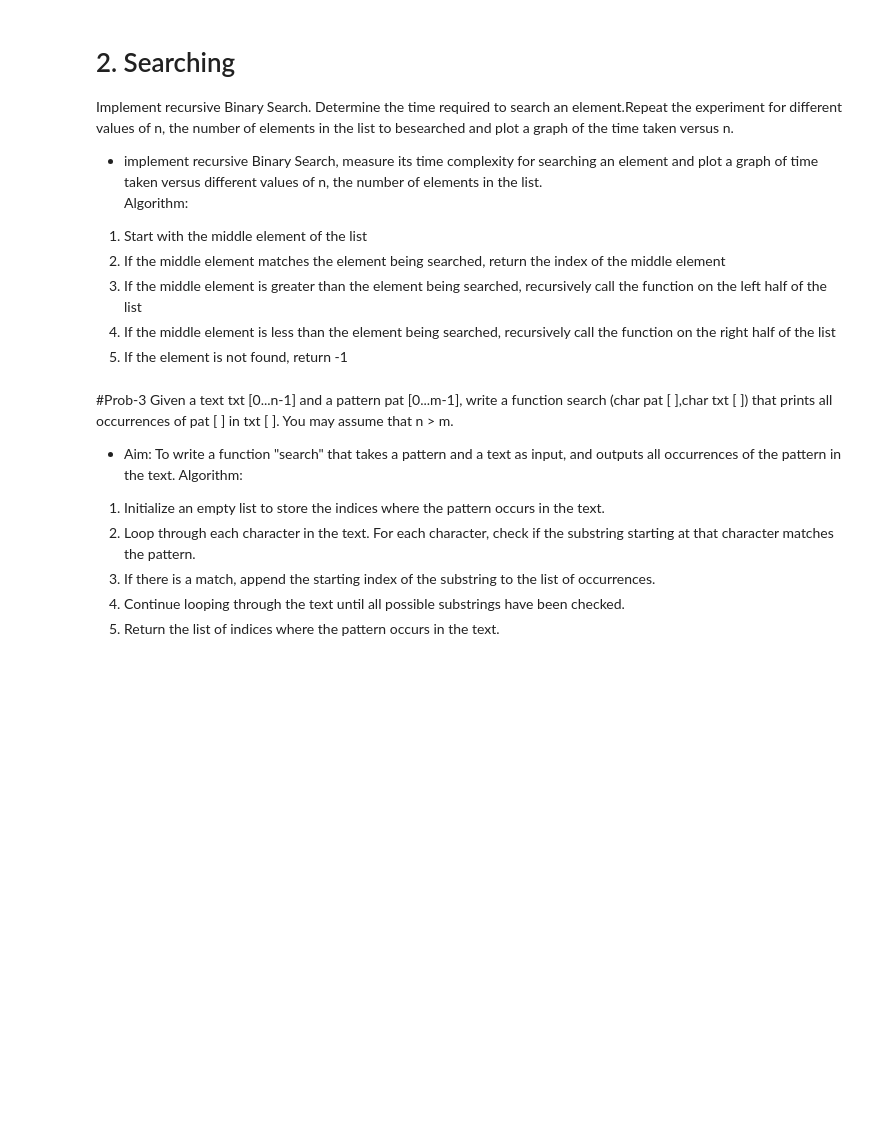
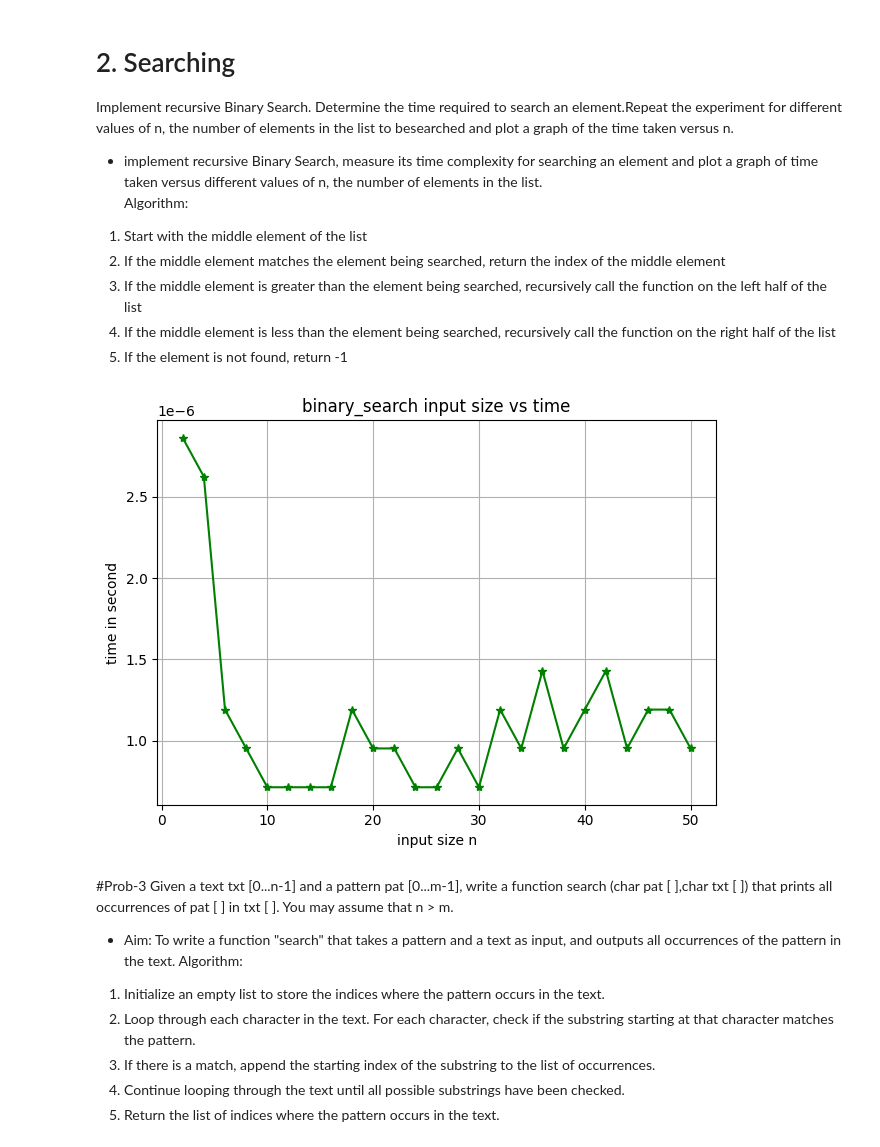
Before and after one commit to palak-2006/ALGO-lab, a Jupyter notebook: lab_4.ipynb, the cells around one changed output. Cells and saved outputs as stored; diff of their text form; code cells hidden in the pictures; blank space fills up the shorter version.

```diff
--- a/lab_4.ipynb
+++ b/lab_4.ipynb
@@ -30,3 +53,37 @@ Algorithm:
+# %%
+#Prob_2: write code for recursive Binary Search and plot a graph to visualize the relationship between time taken and input size
+import time
+import matplotlib.pyplot as plt
+def binary_search(arr,target,low,high):
+  if low>high:
+    return -1
+  while low<=high:
+    mid = (low+high)//2
+    if(arr[mid]==target):
+      return mid
+    elif(arr[mid]<target):
+      return binary_search(arr,target,mid+1,high)
+    else:
+      return binary_search(arr,target,low,mid-1)
+  return -1
+input_size = list(range(2,51,2))
+search_time = []
+for n in input_size:
+  arr = list(range(n))
+  target = -1
+  start = time.time()
+  binary_search(arr,target,0,len(arr)-1)
+  end = time.time()
+  search_time.append(end-start)
+plt.plot(input_size,search_time,marker = '*',color = 'g')
+plt.xlabel("input size n")
+plt.ylabel("time in second")
+plt.title("binary_search input size vs time")
+plt.grid(True)
+plt.tight_layout()
+plt.show()
+# %% [output]
+[figure, added]
 # %% [markdown]
 #Prob-3
 Given a text txt [0...n-1] and a pattern pat [0...m-1], write a function search (char pat [ ],char txt [ ]) that prints all occurrences of pat [ ] in txt [ ]. You may assume that n > m.
```
Also changed, not shown: parts of 5 cells of this notebook.
